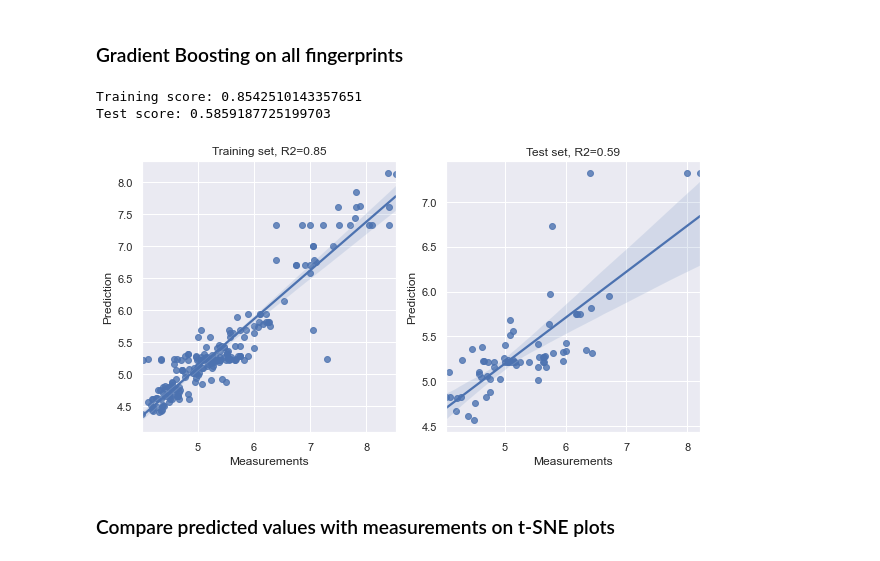
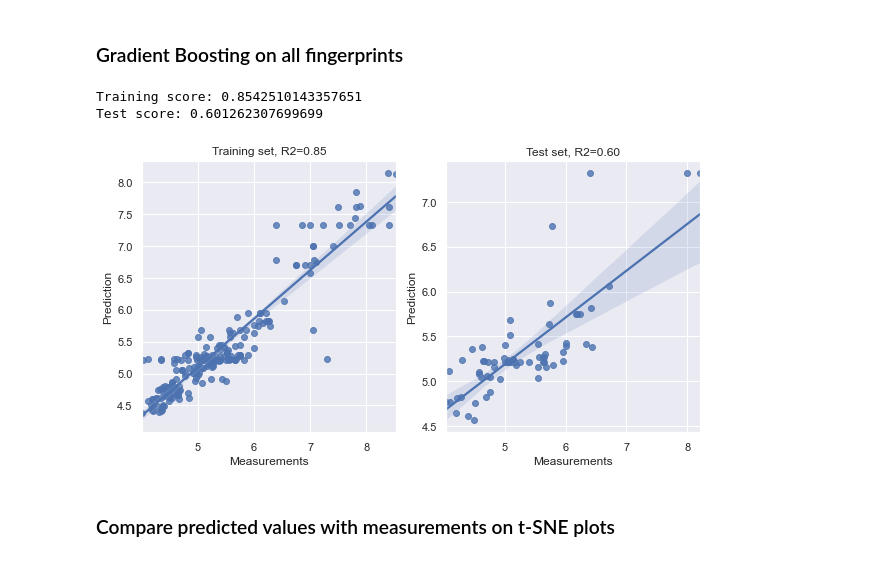
Before and after one commit to d-adamian/compound-activity-prediction-ml-demo, a Jupyter notebook: QSAR_demo_Influenza_B.ipynb, the cells around one changed output. Saved outputs shown, nothing was run; the diff lists cells and outputs as text; code cells hidden in the pictures.

```diff
--- a/QSAR_demo_Influenza_B.ipynb
+++ b/QSAR_demo_Influenza_B.ipynb
@@ -301,12 +301,12 @@ Test score: 0.6193692473279997
 # %% [markdown]
 ### Gradient Boosting on all fingerprints
 # %%
-xgb_reg_all = GradientBoostingRegressor().fit(X_train, y_train)
-evaluate_model(X_train, X_test, xgb_reg_all)
+gb_reg_all = GradientBoostingRegressor().fit(X_train, y_train)
+evaluate_model(X_train, X_test, gb_reg_all)
 # %% [output]
 Training score: 0.8542510143357651
-Test score: 0.5859187725199703
+Test score: 0.601262307699699
-[figure, old version]
+[figure, new version]
 # %% [markdown]
 ### Compare predicted values with measurements on t-SNE plots
 # %%
```
